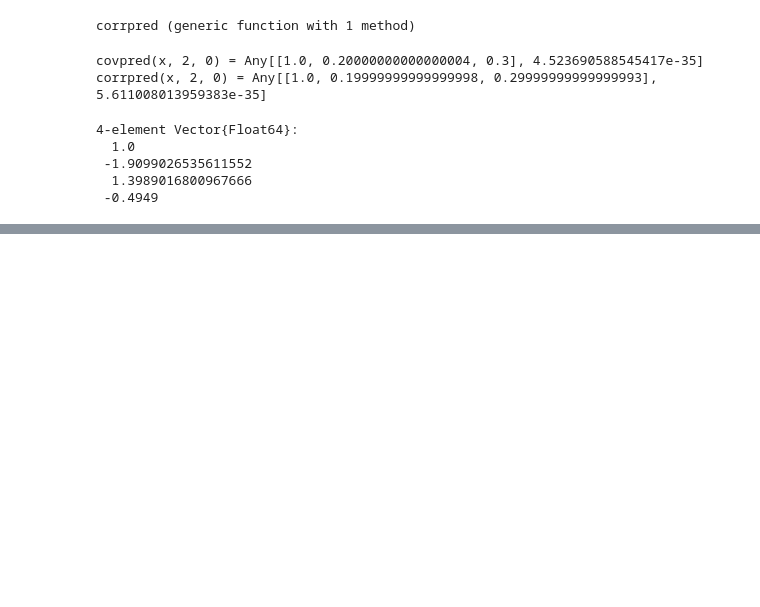
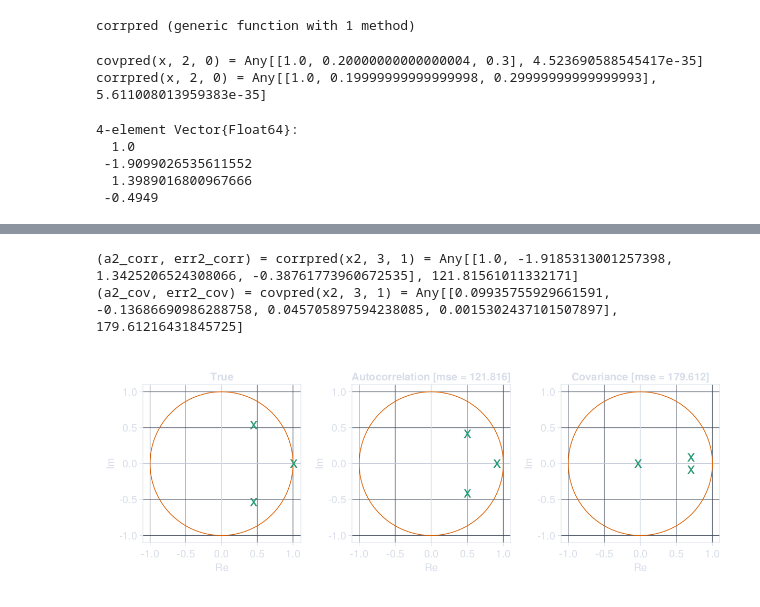
Before and after one commit to simonabj/Studies, a Jupyter notebook: IN5340/Project5/code.ipynb, the cells around one changed output, grey strips where cells are left out. Saved outputs shown, nothing was run; the diff lists cells and outputs as text; code cells hidden in the pictures; blank space fills up the shorter version.

```diff
--- a/IN5340/Project5/code.ipynb
+++ b/IN5340/Project5/code.ipynb
@@ -106,0 +137,16 @@ Continuous-time transfer function model
+# %%
+@show a2_corr, err2_corr = corrpred(x2, 3, 1)
+@show a2_cov, err2_cov   = covpred(x2, 3, 1)
+
+F = Figure(backgroundcolor=bg, resolution=(1200,450))
+ax1 = Axis(F[1,1], xlabel="Re", ylabel="Im", aspect=AxisAspect(1), title="True")
+ax2 = Axis(F[1,2], xlabel="Re", ylabel="Im", aspect=AxisAspect(1), title="Autocorrelation [mse = $(printx(err2_corr, 3))]")
+ax3 = Axis(F[1,3], xlabel="Re", ylabel="Im", aspect=AxisAspect(1), title="Covariance [mse = $(printx(err2_cov, 3))]")
+ucircle!(ax1); zplane!(ax1, P)
+ucircle!(ax2); zplane!(ax2, tf([1.0], a2_corr))
+ucircle!(ax3); zplane!(ax3, tf([1.0], a2_cov))
+F
+# %% [output]
+(a2_corr, err2_corr) = corrpred(x2, 3, 1) = Any[[1.0, -1.9185313001257398, 1.3425206524308066, -0.38761773960672535], 121.81561011332171]
+(a2_cov, err2_cov) = covpred(x2, 3, 1) = Any[[0.09935755929661591, -0.13686690986288758, 0.045705897594238085, 0.0015302437101507897], 179.61216431845725]
+[figure, added]
```
Also changed, not shown: parts of 9 cells of this notebook, 2 other files.
